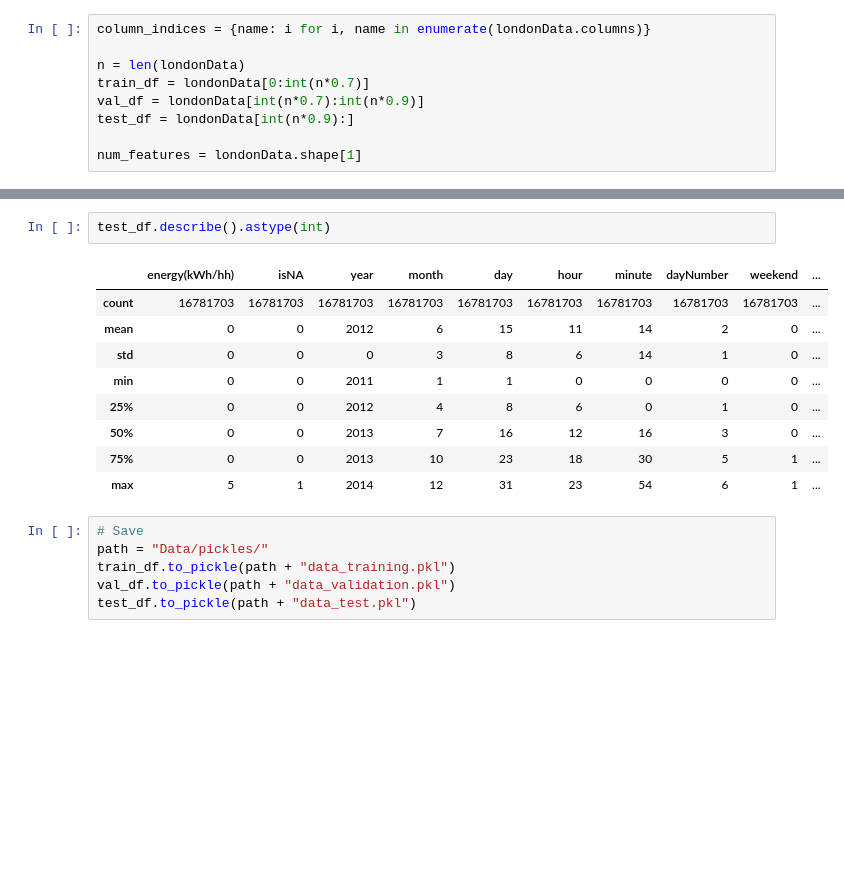
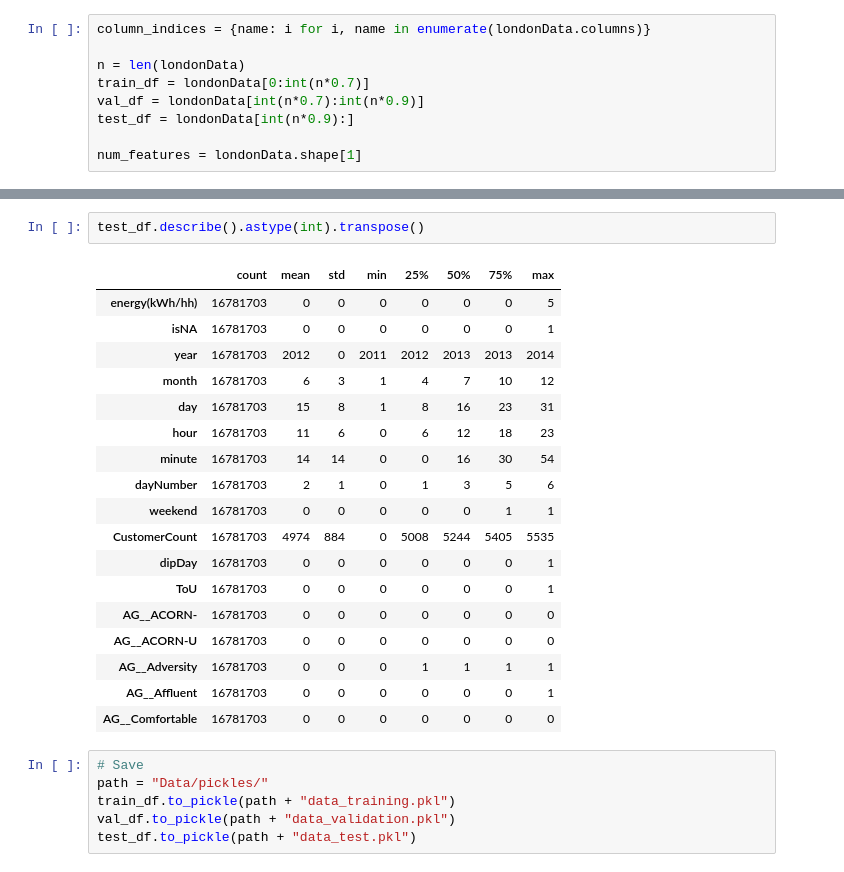
Before and after one commit to brepowell/EnergyConsumption, a Jupyter notebook: LondonDataFeatureEngineering.ipynb, the cells around one changed output, grey strips where cells are left out. Saved outputs shown, nothing was run; the diff lists cells and outputs as text; blank space fills up the shorter version.

```diff
--- a/LondonDataFeatureEngineering.ipynb
+++ b/LondonDataFeatureEngineering.ipynb
@@ -768,15 +786,24 @@ val_df.describe().astype(int)
 # %%
-test_df.describe().astype(int)
+test_df.describe().astype(int).transpose()
 # %% [output]
-|  | energy(kWh/hh) | isNA | year | month | day | hour | minute | dayNumber | weekend | ... |
-| count | 16781703 | 16781703 | 16781703 | 16781703 | 16781703 | 16781703 | 16781703 | 16781703 | 16781703 | ... |
-| mean | 0 | 0 | 2012 | 6 | 15 | 11 | 14 | 2 | 0 | ... |
-| std | 0 | 0 | 0 | 3 | 8 | 6 | 14 | 1 | 0 | ... |
-| min | 0 | 0 | 2011 | 1 | 1 | 0 | 0 | 0 | 0 | ... |
-| 25% | 0 | 0 | 2012 | 4 | 8 | 6 | 0 | 1 | 0 | ... |
-| 50% | 0 | 0 | 2013 | 7 | 16 | 12 | 16 | 3 | 0 | ... |
-| 75% | 0 | 0 | 2013 | 10 | 23 | 18 | 30 | 5 | 1 | ... |
-| max | 5 | 1 | 2014 | 12 | 31 | 23 | 54 | 6 | 1 | ... |
+|  | count | mean | std | min | 25% | 50% | 75% | max |
+| energy(kWh/hh) | 16781703 | 0 | 0 | 0 | 0 | 0 | 0 | 5 |
+| isNA | 16781703 | 0 | 0 | 0 | 0 | 0 | 0 | 1 |
+| year | 16781703 | 2012 | 0 | 2011 | 2012 | 2013 | 2013 | 2014 |
+| month | 16781703 | 6 | 3 | 1 | 4 | 7 | 10 | 12 |
+| day | 16781703 | 15 | 8 | 1 | 8 | 16 | 23 | 31 |
+| hour | 16781703 | 11 | 6 | 0 | 6 | 12 | 18 | 23 |
+| minute | 16781703 | 14 | 14 | 0 | 0 | 16 | 30 | 54 |
+| dayNumber | 16781703 | 2 | 1 | 0 | 1 | 3 | 5 | 6 |
+| weekend | 16781703 | 0 | 0 | 0 | 0 | 0 | 1 | 1 |
+| CustomerCount | 16781703 | 4974 | 884 | 0 | 5008 | 5244 | 5405 | 5535 |
+| dipDay | 16781703 | 0 | 0 | 0 | 0 | 0 | 0 | 1 |
+| ToU | 16781703 | 0 | 0 | 0 | 0 | 0 | 0 | 1 |
+| AG__ACORN- | 16781703 | 0 | 0 | 0 | 0 | 0 | 0 | 0 |
+| AG__ACORN-U | 16781703 | 0 | 0 | 0 | 0 | 0 | 0 | 0 |
+| AG__Adversity | 16781703 | 0 | 0 | 0 | 1 | 1 | 1 | 1 |
+| AG__Affluent | 16781703 | 0 | 0 | 0 | 0 | 0 | 0 | 1 |
+| AG__Comfortable | 16781703 | 0 | 0 | 0 | 0 | 0 | 0 | 0 |
 # %%
 # Save
 path = "Data/pickles/"
```
Also changed, not shown: parts of 2 cells of this notebook, 1 other file.
